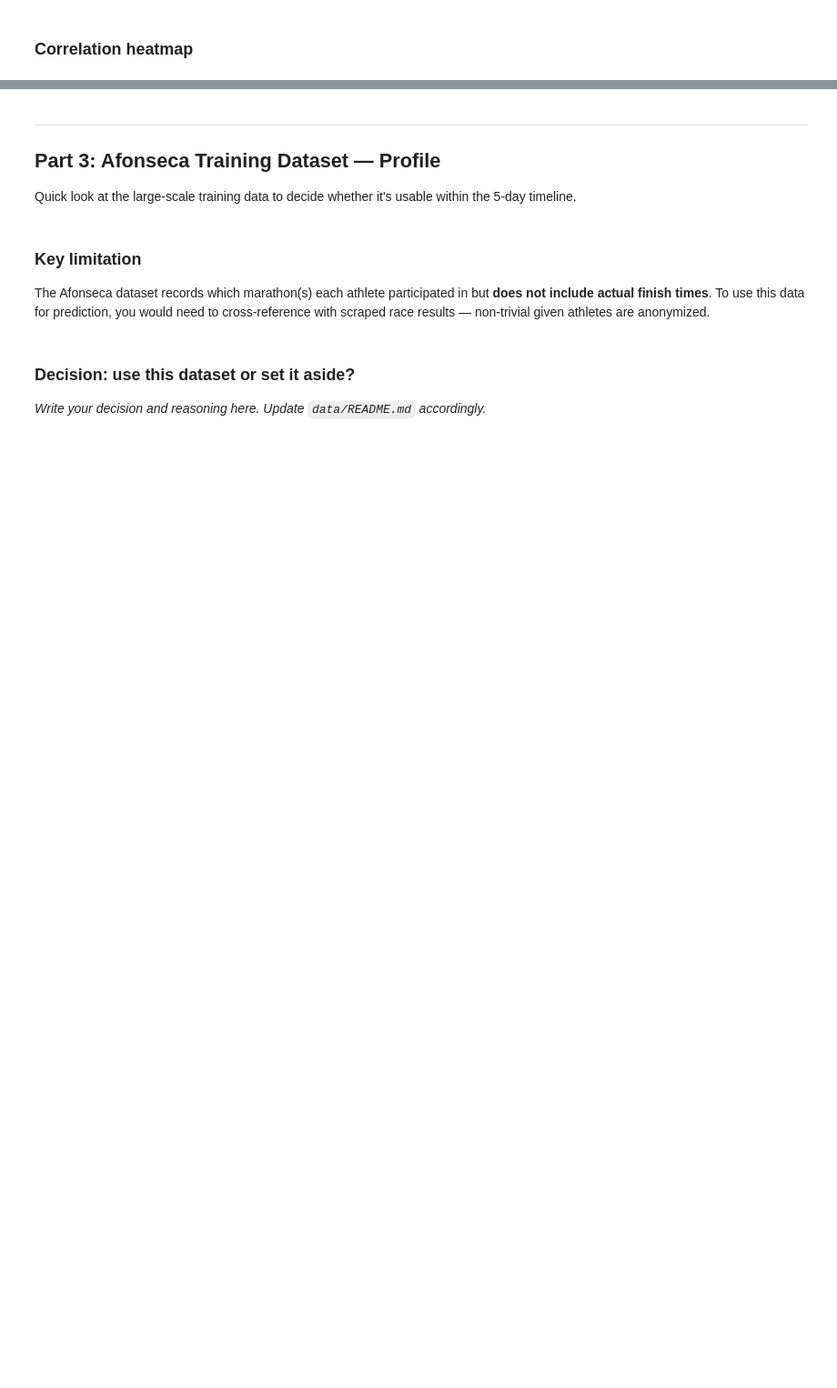
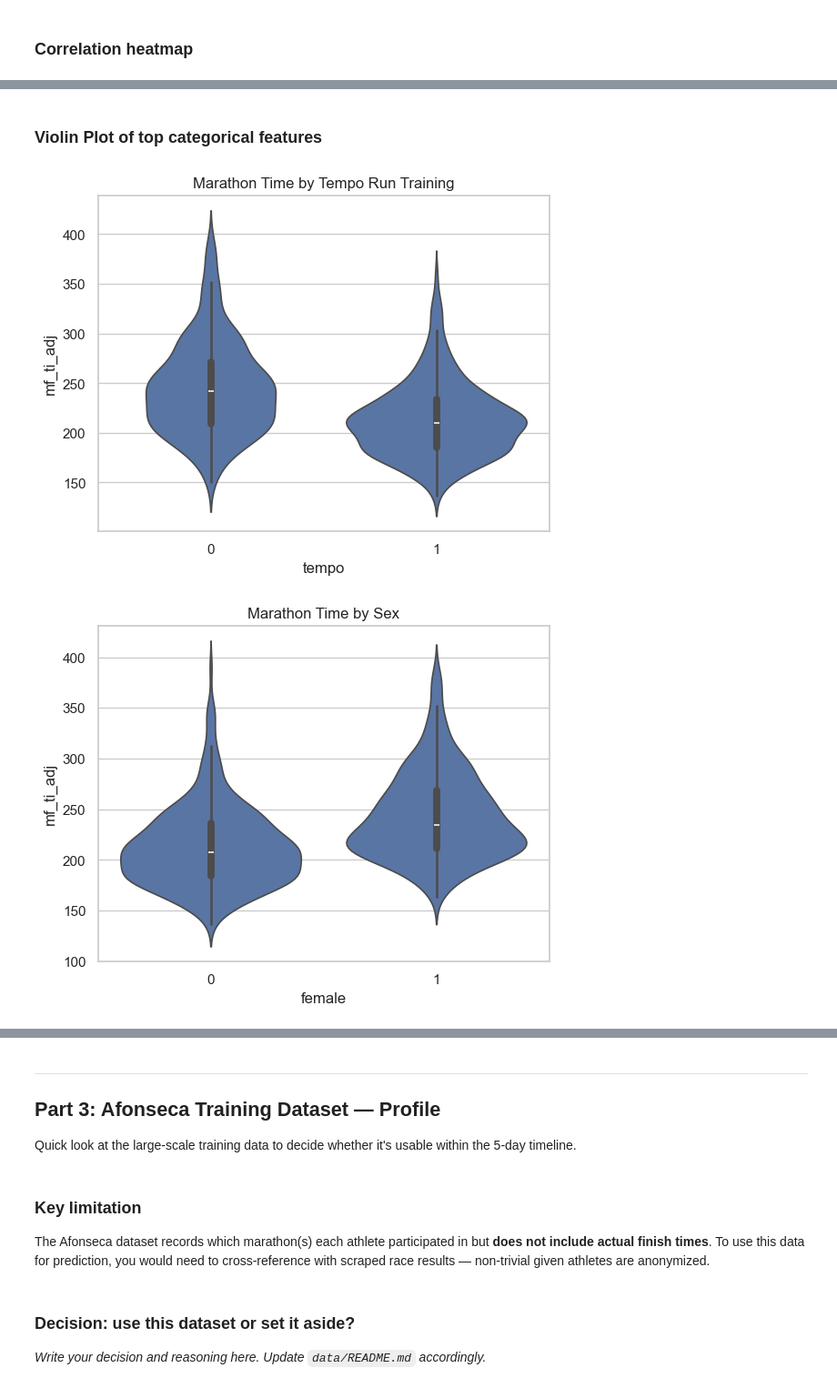
Before and after one commit to jacmil/Marathon-Pace-Predictor, a Jupyter notebook: notebooks/01_data_exploration.ipynb, the cells around one changed output, grey strips where cells are left out. Shown at 91% size. Saved outputs shown, nothing was run; the diff lists cells and outputs as text; code cells hidden in the pictures; blank space fills up the shorter version.

```diff
--- a/notebooks/01_data_exploration.ipynb
+++ b/notebooks/01_data_exploration.ipynb
@@ -285,0 +285,15 @@ plt.savefig('../results/figures/correlation_heatmap.png', dpi=150)
+# %% [markdown]
+### Violin Plot of top categorical features
+# %%
+fig, ax = plt.subplots()
+sns.violinplot(x='tempo', y='mf_ti_adj', data=df, ax=ax)
+ax.set_title('Marathon Time by Tempo Run Training')
+fig.savefig('../results/figures/violin_tempo_marathon.png', dpi=300, bbox_inches='tight')
+
+fig, ax = plt.subplots()
+sns.violinplot(x='female', y='mf_ti_adj', data=df, ax=ax)
+ax.set_title('Marathon Time by Sex')
+fig.savefig('../results/figures/violin_female_marathon.png', dpi=300, bbox_inches='tight')
+# %% [output]
+[figure, added]
+[figure, added]
```
Also changed, not shown: parts of 12 cells of this notebook.
